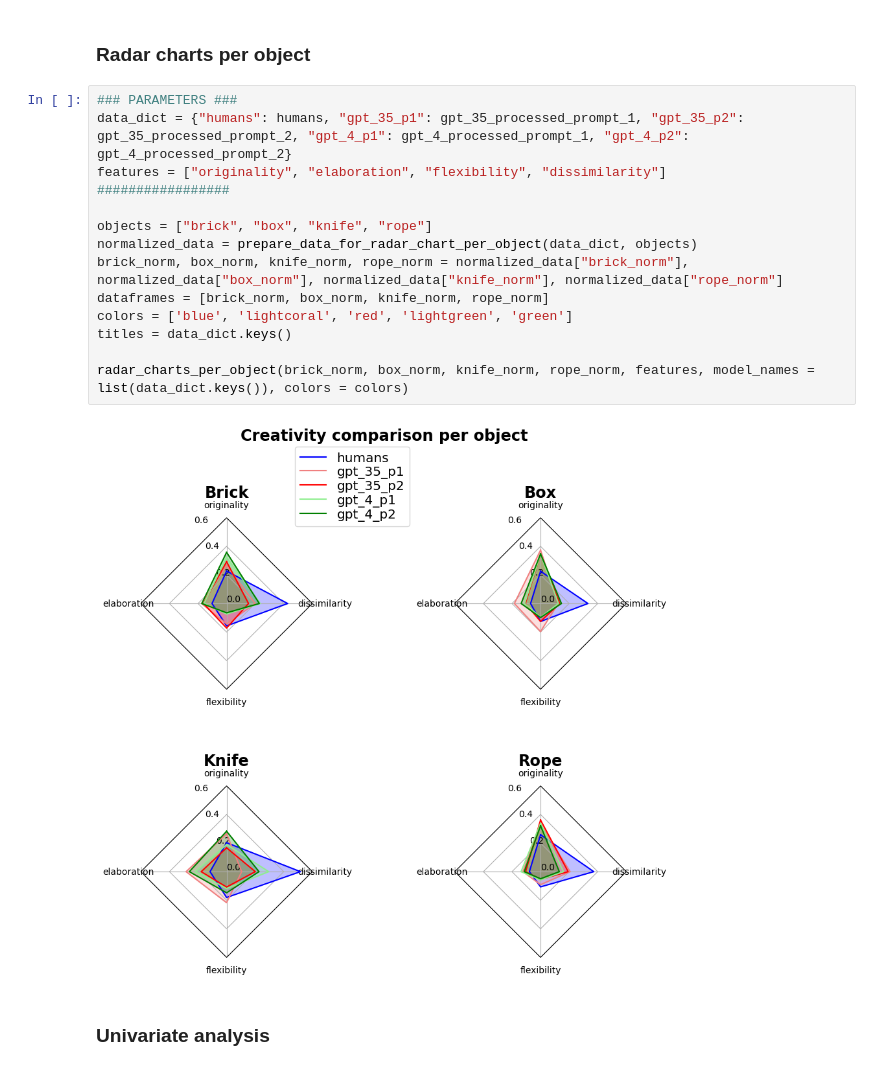
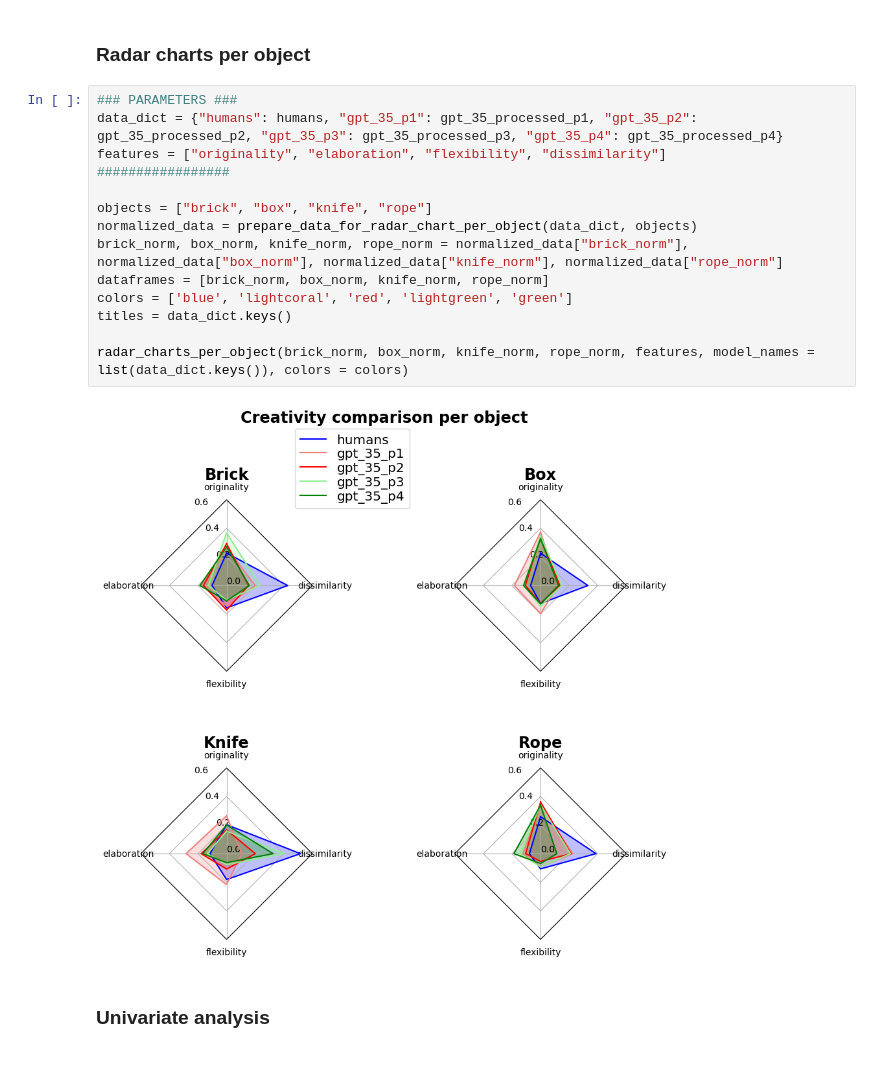
Before and after one commit to Maximelel/LLM_creativity_aut, a Jupyter notebook: prompts_analysis.ipynb, the cells around one changed output. Cells and saved outputs as stored; diff of their text form.

```diff
--- a/prompts_analysis.ipynb
+++ b/prompts_analysis.ipynb
@@ -64,19 +154,19 @@ plot_radar_chart(dataframes, titles, colors, avg_per_object = True)
 ### Radar charts per object
 # %%
 ### PARAMETERS ###
-data_dict = {"humans": humans, "gpt_35_p1": gpt_35_processed_prompt_1, "gpt_35_p2": gpt_35_processed_prompt_2, "gpt_4_p1": gpt_4_processed_prompt_1, "gpt_4_p2": gpt_4_processed_prompt_2}
+data_dict = {"humans": humans, "gpt_35_p1": gpt_35_processed_p1, "gpt_35_p2": gpt_35_processed_p2, "gpt_35_p3": gpt_35_processed_p3, "gpt_35_p4": gpt_35_processed_p4}
 features = ["originality", "elaboration", "flexibility", "dissimilarity"]
 #################
 
 objects = ["brick", "box", "knife", "rope"]
 normalized_data = prepare_data_for_radar_chart_per_object(data_dict, objects)
 brick_norm, box_norm, knife_norm, rope_norm = normalized_data["brick_norm"], normalized_data["box_norm"], normalized_data["knife_norm"], normalized_data["rope_norm"]
 dataframes = [brick_norm, box_norm, knife_norm, rope_norm]
 colors = ['blue', 'lightcoral', 'red', 'lightgreen', 'green']
 titles = data_dict.keys()
 
 radar_charts_per_object(brick_norm, box_norm, knife_norm, rope_norm, features, model_names = list(data_dict.keys()), colors = colors)
 # %% [output]
-[figure, old version]
+[figure, new version]
 # %% [markdown]
 ### Univariate analysis
```
Also changed, not shown: parts of 11 cells of this notebook, 17 other files.
